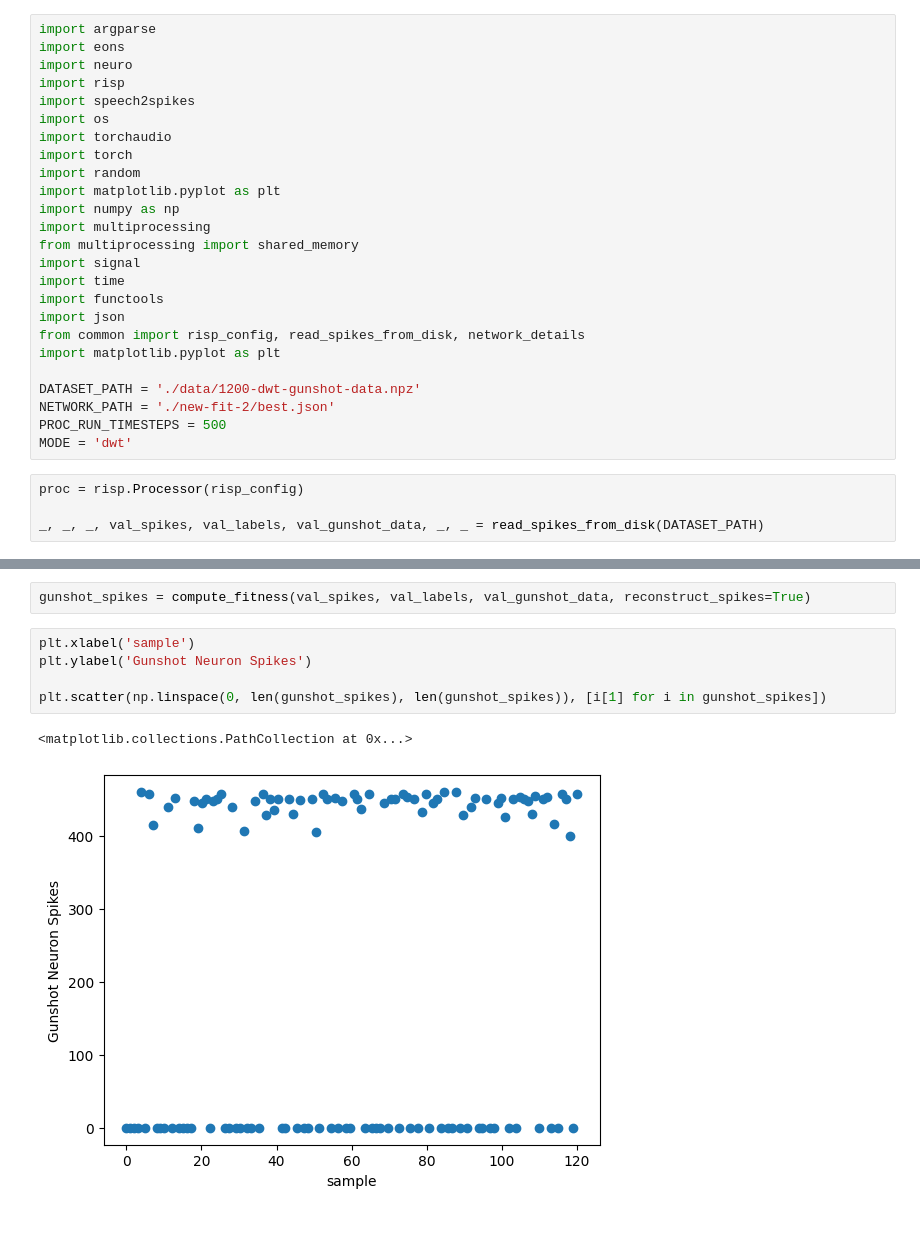
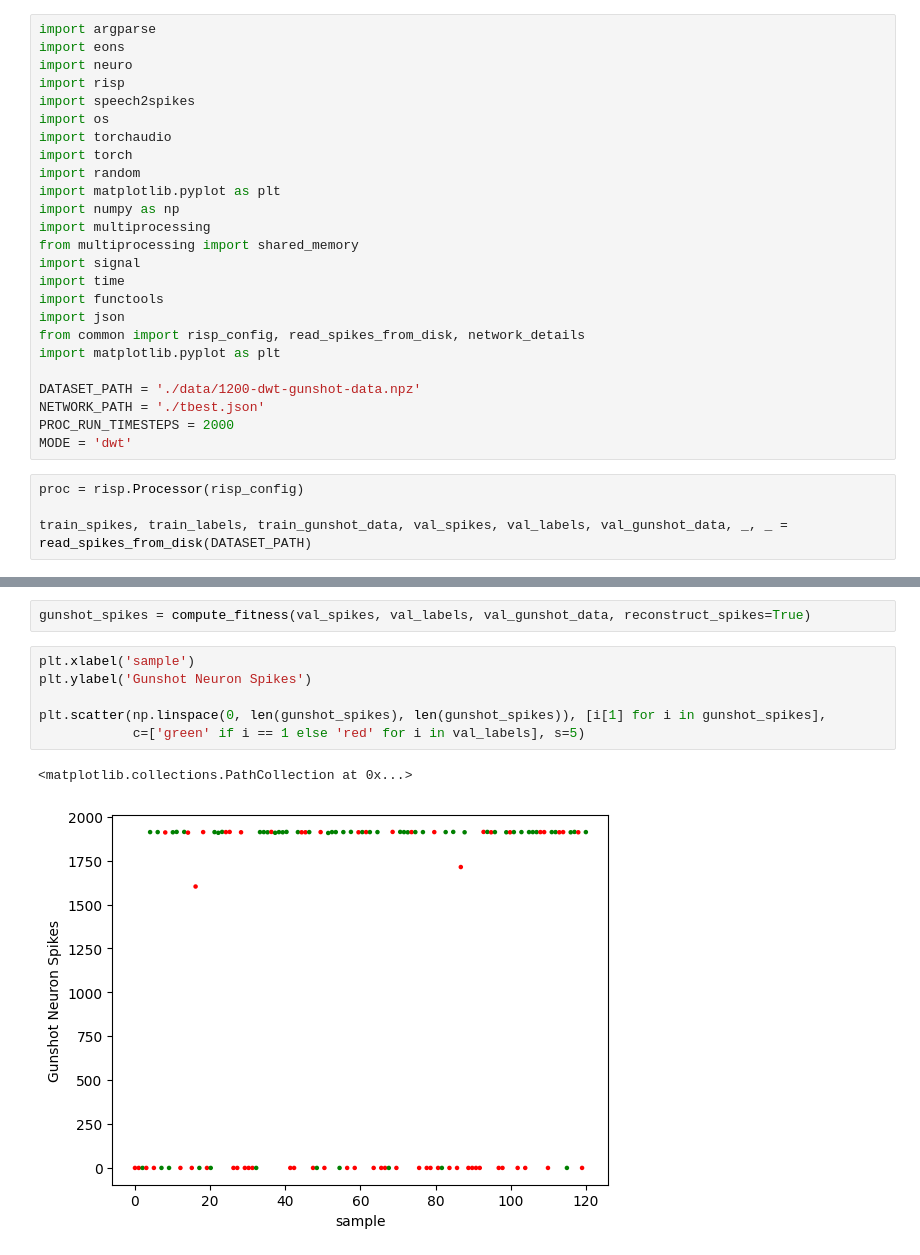
Before and after one commit to khood5/MLAudio, a Jupyter notebook: shotspotter/snn/threshold-analysis.ipynb, the cells around one changed output, grey strips where cells are left out. Saved outputs shown, nothing was run; the diff lists cells and outputs as text; blank space fills up the shorter version.

```diff
--- a/shotspotter/snn/threshold-analysis.ipynb
+++ b/shotspotter/snn/threshold-analysis.ipynb
@@ -22,13 +22,13 @@ from common import risp_config, read_spikes_from_disk, network_details
 import matplotlib.pyplot as plt
 
 DATASET_PATH = './data/1200-dwt-gunshot-data.npz'
-NETWORK_PATH = './new-fit-2/best.json'
-PROC_RUN_TIMESTEPS = 500
+NETWORK_PATH = './tbest.json'
+PROC_RUN_TIMESTEPS = 2000
 MODE = 'dwt'
 # %%
 proc = risp.Processor(risp_config)
 
-_, _, _, val_spikes, val_labels, val_gunshot_data, _, _ = read_spikes_from_disk(DATASET_PATH)
+train_spikes, train_labels, train_gunshot_data, val_spikes, val_labels, val_gunshot_data, _, _ = read_spikes_from_disk(DATASET_PATH)
 # %%
 network = neuro.Network()
 with open(NETWORK_PATH, 'r') as f:
@@ -137,11 +136,12 @@ gunshot_spikes = compute_fitness(val_spikes, val_labels, val_gunshot_data, recon
 # %%
 plt.xlabel('sample')
 plt.ylabel('Gunshot Neuron Spikes')
 
-plt.scatter(np.linspace(0, len(gunshot_spikes), len(gunshot_spikes)), [i[1] for i in gunshot_spikes])
+plt.scatter(np.linspace(0, len(gunshot_spikes), len(gunshot_spikes)), [i[1] for i in gunshot_spikes],
+            c=['green' if i == 1 else 'red' for i in val_labels], s=5)
 # %% [output]
 <matplotlib.collections.PathCollection at 0x...>
-[figure, old version]
+[figure, new version]
 # %%
 # pretty clear threshold
 # now let's compute accuracy
```
Also changed, not shown: parts of 2 cells of this notebook, 5 other files.
